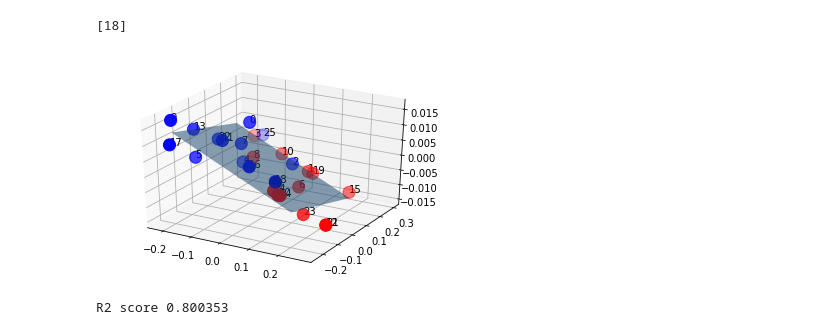
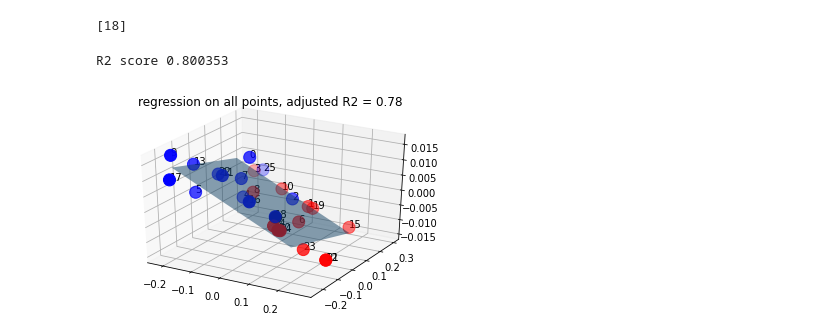
Before and after one commit to alexandremerasli/TFE, a Jupyter notebook: cluster_data.ipynb, the cells around one changed output. Saved outputs shown, nothing was run; the diff lists cells and outputs as text; code cells hidden in the pictures.

```diff
--- a/cluster_data.ipynb
+++ b/cluster_data.ipynb
@@ -3278,35 +3271,39 @@ ax = fig.add_subplot(111, projection='3d')
 
 for i in range(len(points)):
     ax.text(points3D[i,0],points3D[i,1],points3D[i,2],str(i))
 
 ax.scatter(points3D[narrative,0],points3D[narrative,1],points3D[narrative,2],color='blue',s=145,label='NA')
 ax.scatter(points3D[stimulus,0],points3D[stimulus,1],points3D[stimulus,2],color='red',s=145,label='SSA')
 
 #misClassifiedIvo = 18
 ax.scatter(points3D[misClassifiedIvo,0],points3D[misClassifiedIvo,1],points3D[misClassifiedIvo,2],color='black',s=145,label='misclassified')
 
 regr = LinearRegression()
 regr.fit(points, steepness)
 
 ax.plot_surface(np.array([[-0.2, -0.2], [0.2,0.2]]),
                     np.array([[-0.2, 0.2], [-0.2, 0.2]]),
                     regr.predict(np.array([[-0.2, -0.2, 0.2, 0.2],
                                           [-0.2, 0.2, -0.2, 0.2]]).T
                                 ).reshape((2, 2)),
                     alpha=.5)
 '''
 # horizontal plane z=0
 ax.plot_surface(np.array([[-2, -2], [2, 2]]),
                     np.array([[-2, 2], [-2, 2]]),
                     np.zeros((2,2)),
                     alpha=.5)
 '''
 
+# Adjusted R2
+R2 = 1 - (1-regr.score(points, steepness))*(len(steepness)-1)/(len(steepness)-points.shape[1]-1)
+plt.title('regression on all points, adjusted R2 = %.2f' %R2)
+
+print("R2 score %f" %regr.score(points,steepness))
+
 plt.axis('tight')
 plt.show()
-
-print("R2 score %f" %regr.score(points,steepness))
 # %% [output]
+R2 score 0.800353
-[figure, old version]
+[figure, new version]
-R2 score 0.800353
 # %%
```
Also changed, not shown: parts of 16 cells of this notebook.
